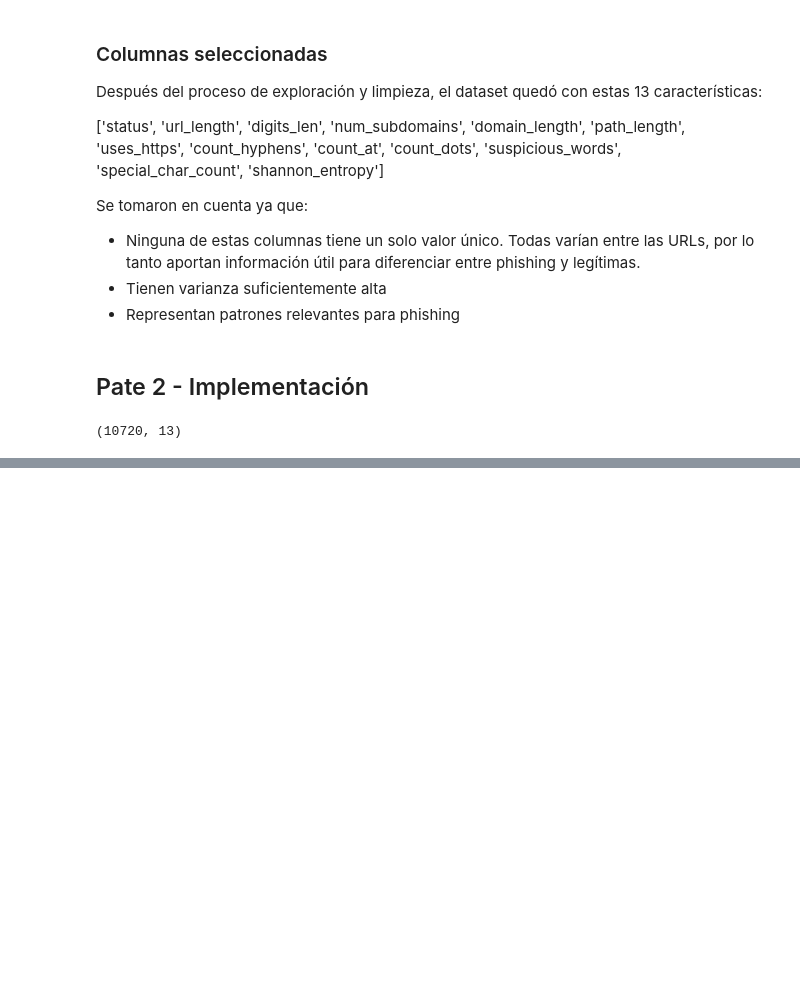
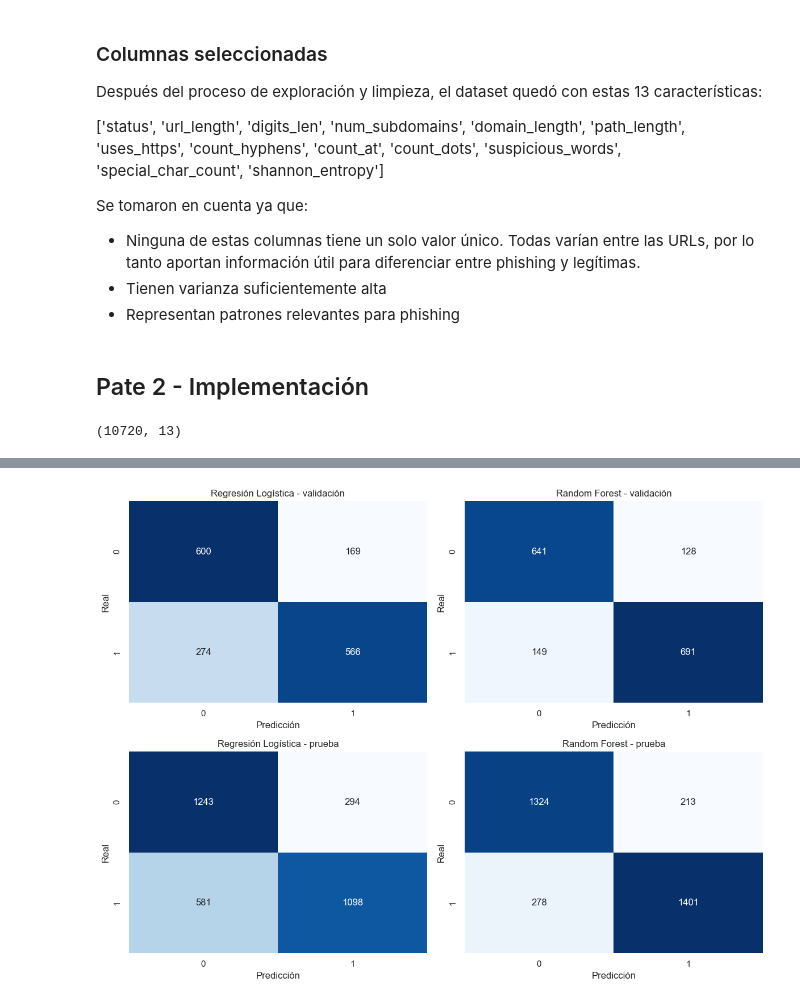
Before and after one commit to josuemj/phising-detection-lab, a Jupyter notebook: analysis.ipynb, the cells around one changed output, grey strips where cells are left out. Cells and saved outputs as stored; diff of their text form; code cells hidden in the pictures; blank space fills up the shorter version.

Commit message:
feat: implement execution of models with different approaches

```diff
--- a/analysis.ipynb
+++ b/analysis.ipynb
@@ -383,0 +467,17 @@ cleaned_data.shape
+# %%
+models = {
+    'Regresión Logística': Pipeline([
+        ('scaler', StandardScaler()),
+        ('clf', LogisticRegression(max_iter=2000, random_state=42))
+    ]),
+    'Random Forest': RandomForestClassifier(
+        n_estimators=400,
+        random_state=42,
+        class_weight='balanced',
+        n_jobs=-1
+    )
+}
+
+for name, model in models.items():
+    model.fit(X_train, y_train)
+    print(f'Modelo entrenado: {name}')
@@ -383,0 +540,19 @@ cleaned_data.shape
+# %%
+fig, axes = plt.subplots(2, 2, figsize=(12, 9))
+
+model_order = ['Regresión Logística', 'Random Forest']
+split_order = ['validación', 'prueba']
+
+for i, split_name in enumerate(split_order):
+    for j, model_name in enumerate(model_order):
+        ax = axes[i, j]
+        cm = results[model_name][split_name]['cm']
+        sns.heatmap(cm, annot=True, fmt='d', cmap='Blues', cbar=False, ax=ax)
+        ax.set_title(f'{model_name} - {split_name}')
+        ax.set_xlabel('Predicción')
+        ax.set_ylabel('Real')
+
+plt.tight_layout()
+plt.show()
+# %% [output]
+[figure, added]
```
Also changed, not shown: parts of 17 cells of this notebook.
